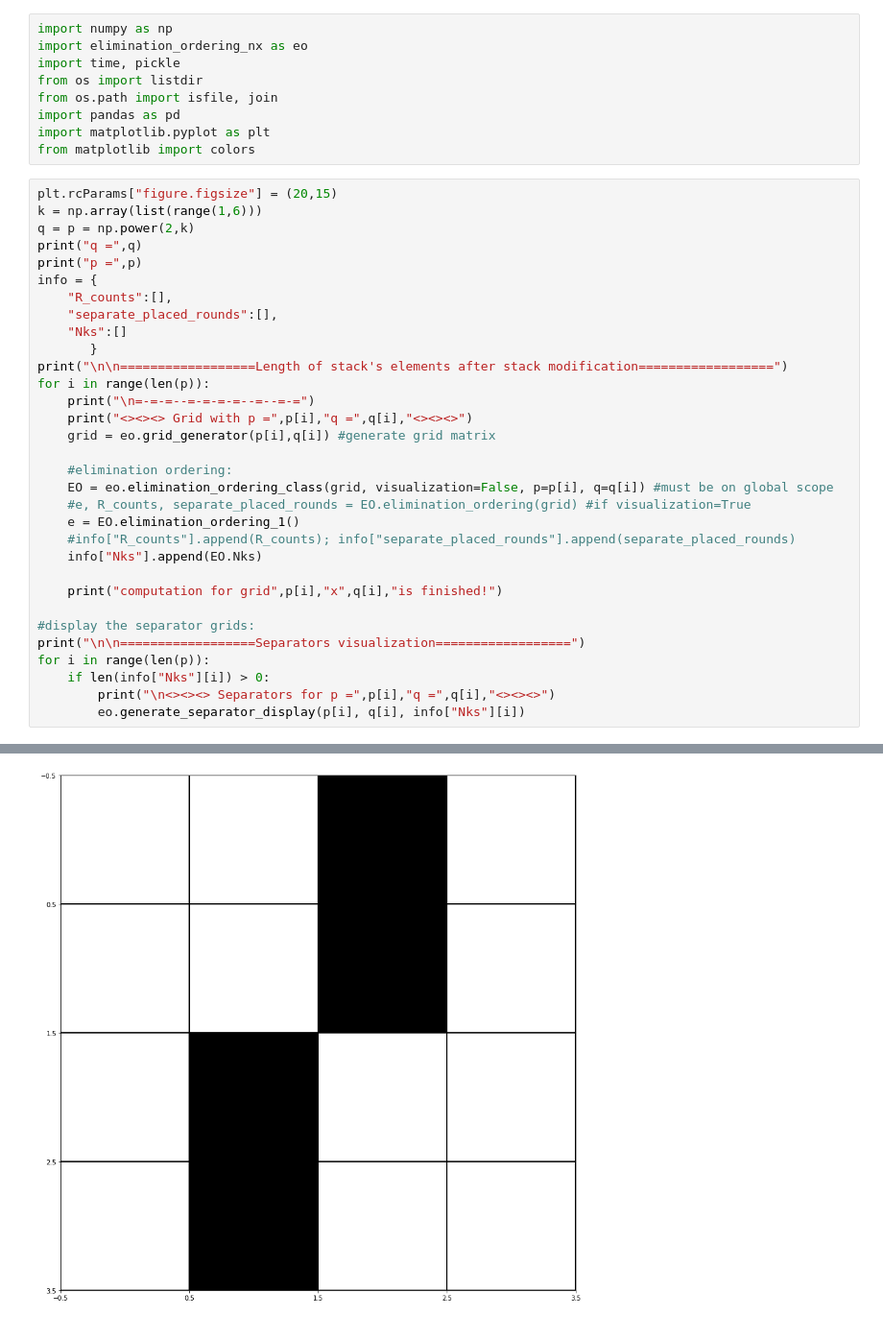
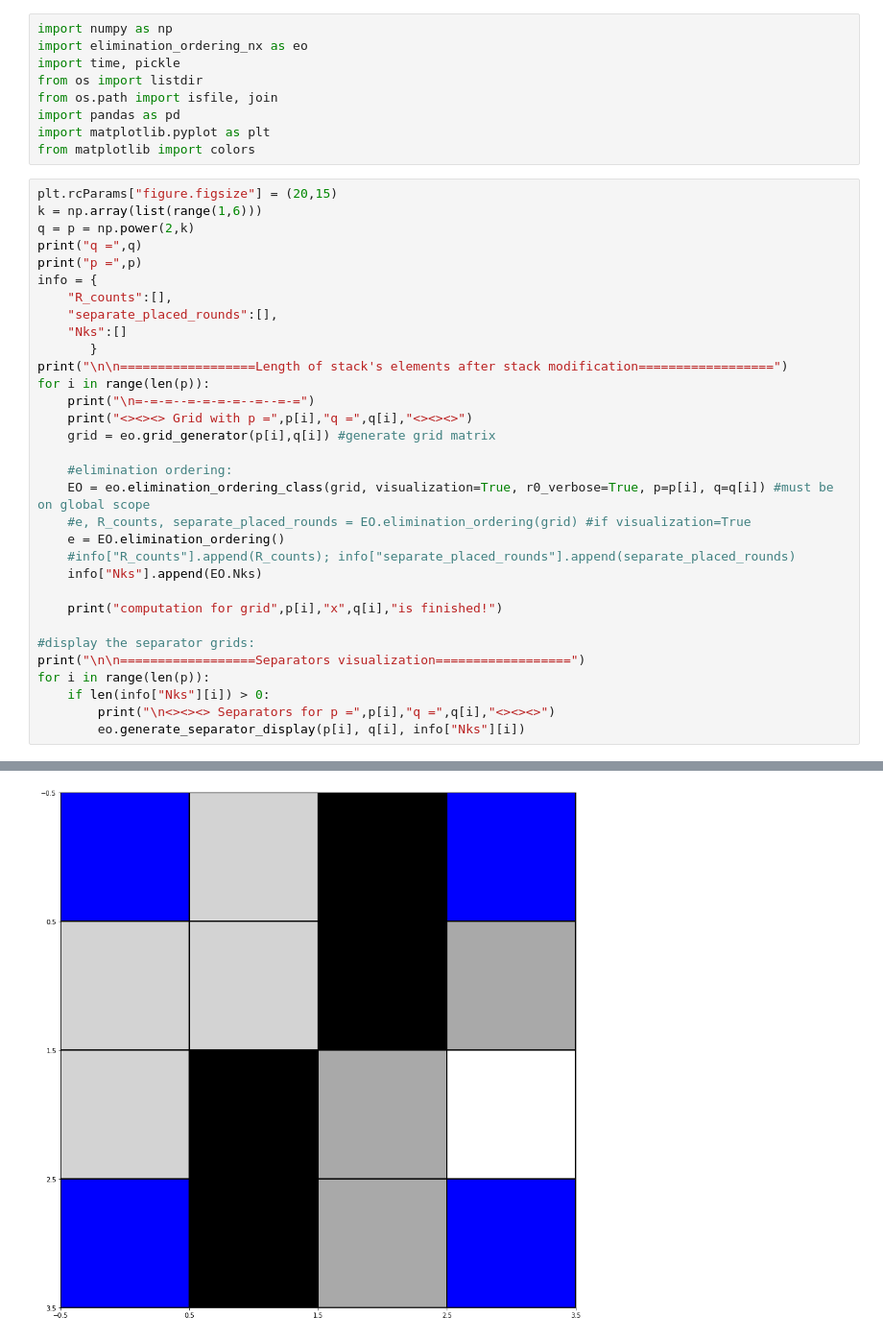
Before and after one commit to berylgithub/eli, a Jupyter notebook: visualization.ipynb, the cells around one changed output, grey strips where cells are left out. Shown: that part at 96% size. Saved outputs shown, nothing was run; the diff lists cells and outputs as text.

Commit message:
visualization checkpoint

```diff
--- a/visualization.ipynb
+++ b/visualization.ipynb
@@ -25,9 +25,9 @@ for i in range(len(p)):
     grid = eo.grid_generator(p[i],q[i]) #generate grid matrix
 
     #elimination ordering:
-    EO = eo.elimination_ordering_class(grid, visualization=False, p=p[i], q=q[i]) #must be on global scope
+    EO = eo.elimination_ordering_class(grid, visualization=True, r0_verbose=True, p=p[i], q=q[i]) #must be on global scope
     #e, R_counts, separate_placed_rounds = EO.elimination_ordering(grid) #if visualization=True
-    e = EO.elimination_ordering_1()
+    e = EO.elimination_ordering()
     #info["R_counts"].append(R_counts); info["separate_placed_rounds"].append(separate_placed_rounds)
     info["Nks"].append(EO.Nks)
 
@@ -60 +60 @@ computation for grid 2 x 2 is finished!
-[figure, old version]
+[figure, new version]
```
Also changed, not shown: parts of 1 cell of this notebook.
